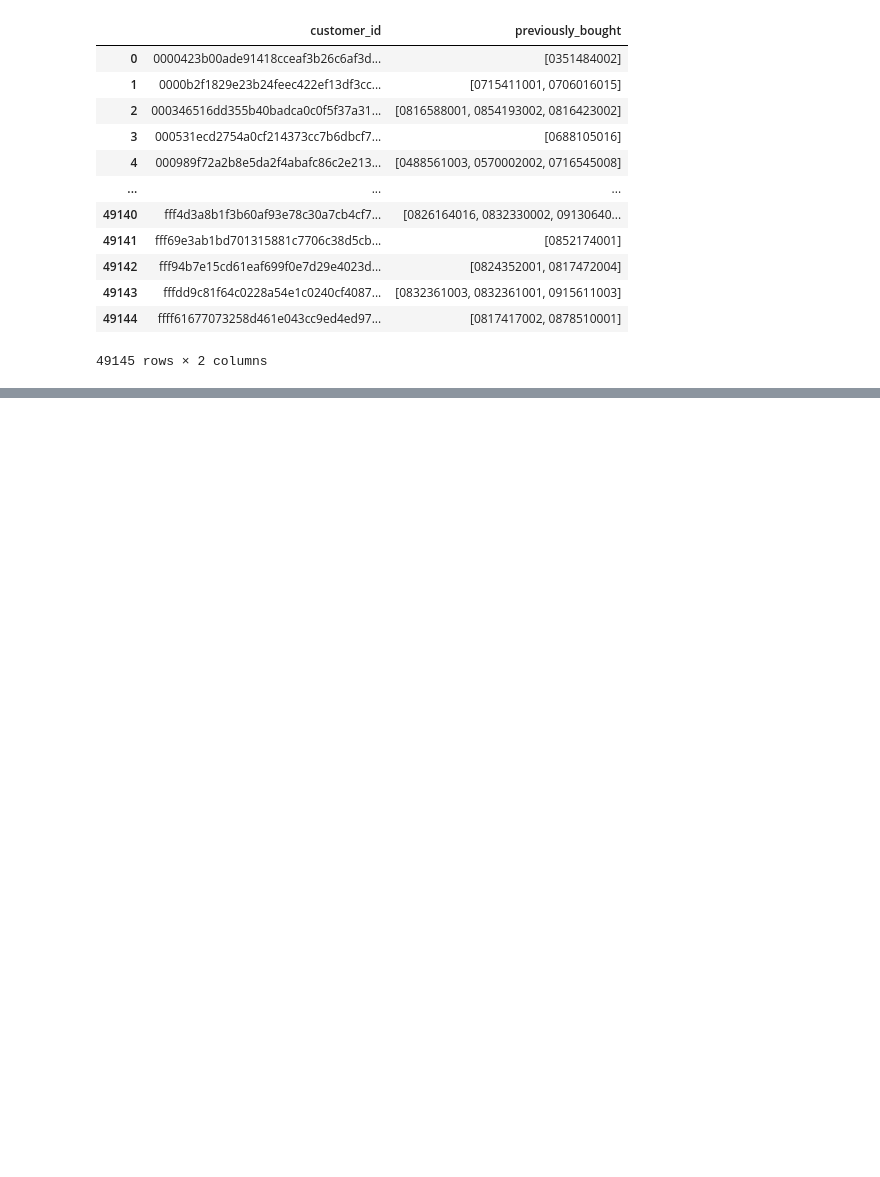
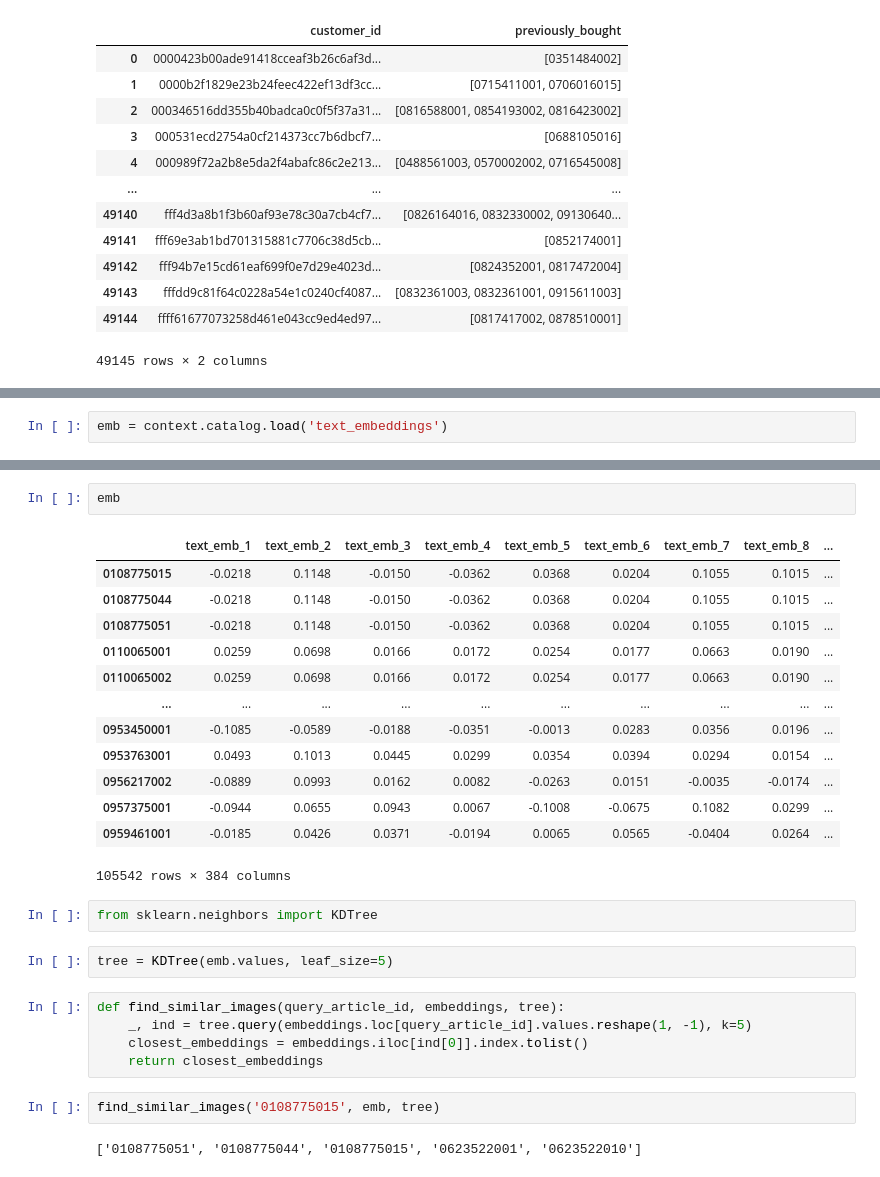
Before and after one commit to getindata/quickstart-ml-blueprints, a Jupyter notebook: notebooks/candidate_generation.ipynb, the cells around one changed output, grey strips where cells are left out. Drawn from its saved outputs; the diff is of its cells as text; blank space fills up the shorter version.

```diff
--- a/notebooks/candidate_generation.ipynb
+++ b/notebooks/candidate_generation.ipynb
@@ -332,0 +335,2 @@ prev_bought.groupby(['customer_id'])['article_id'].apply(list).reset_index(name=
+# %%
+emb = context.catalog.load('text_embeddings')
@@ -332,0 +339,29 @@ prev_bought.groupby(['customer_id'])['article_id'].apply(list).reset_index(name=
+# %%
+emb
+# %% [output]
+|  | text_emb_1 | text_emb_2 | text_emb_3 | text_emb_4 | text_emb_5 | text_emb_6 | text_emb_7 | text_emb_8 | ... |
+| 0108775015 | -0.0218 | 0.1148 | -0.0150 | -0.0362 | 0.0368 | 0.0204 | 0.1055 | 0.1015 | ... |
+| 0108775044 | -0.0218 | 0.1148 | -0.0150 | -0.0362 | 0.0368 | 0.0204 | 0.1055 | 0.1015 | ... |
+| 0108775051 | -0.0218 | 0.1148 | -0.0150 | -0.0362 | 0.0368 | 0.0204 | 0.1055 | 0.1015 | ... |
+| 0110065001 | 0.0259 | 0.0698 | 0.0166 | 0.0172 | 0.0254 | 0.0177 | 0.0663 | 0.0190 | ... |
+| 0110065002 | 0.0259 | 0.0698 | 0.0166 | 0.0172 | 0.0254 | 0.0177 | 0.0663 | 0.0190 | ... |
+| ... | ... | ... | ... | ... | ... | ... | ... | ... | ... |
+| 0953450001 | -0.1085 | -0.0589 | -0.0188 | -0.0351 | -0.0013 | 0.0283 | 0.0356 | 0.0196 | ... |
+| 0953763001 | 0.0493 | 0.1013 | 0.0445 | 0.0299 | 0.0354 | 0.0394 | 0.0294 | 0.0154 | ... |
+| 0956217002 | -0.0889 | 0.0993 | 0.0162 | 0.0082 | -0.0263 | 0.0151 | -0.0035 | -0.0174 | ... |
+| 0957375001 | -0.0944 | 0.0655 | 0.0943 | 0.0067 | -0.1008 | -0.0675 | 0.1082 | 0.0299 | ... |
+| 0959461001 | -0.0185 | 0.0426 | 0.0371 | -0.0194 | 0.0065 | 0.0565 | -0.0404 | 0.0264 | ... |
+105542 rows × 384 columns
+# %%
+from sklearn.neighbors import KDTree
+# %%
+tree = KDTree(emb.values, leaf_size=5)
+# %%
+def find_similar_images(query_article_id, embeddings, tree):
+    _, ind = tree.query(embeddings.loc[query_article_id].values.reshape(1, -1), k=5)
+    closest_embeddings = embeddings.iloc[ind[0]].index.tolist()
+    return closest_embeddings
+# %%
+find_similar_images('0108775015', emb, tree)
+# %% [output]
+['0108775051', '0108775044', '0108775015', '0623522001', '0623522010']
```
Also changed, not shown: parts of 21 cells of this notebook.
